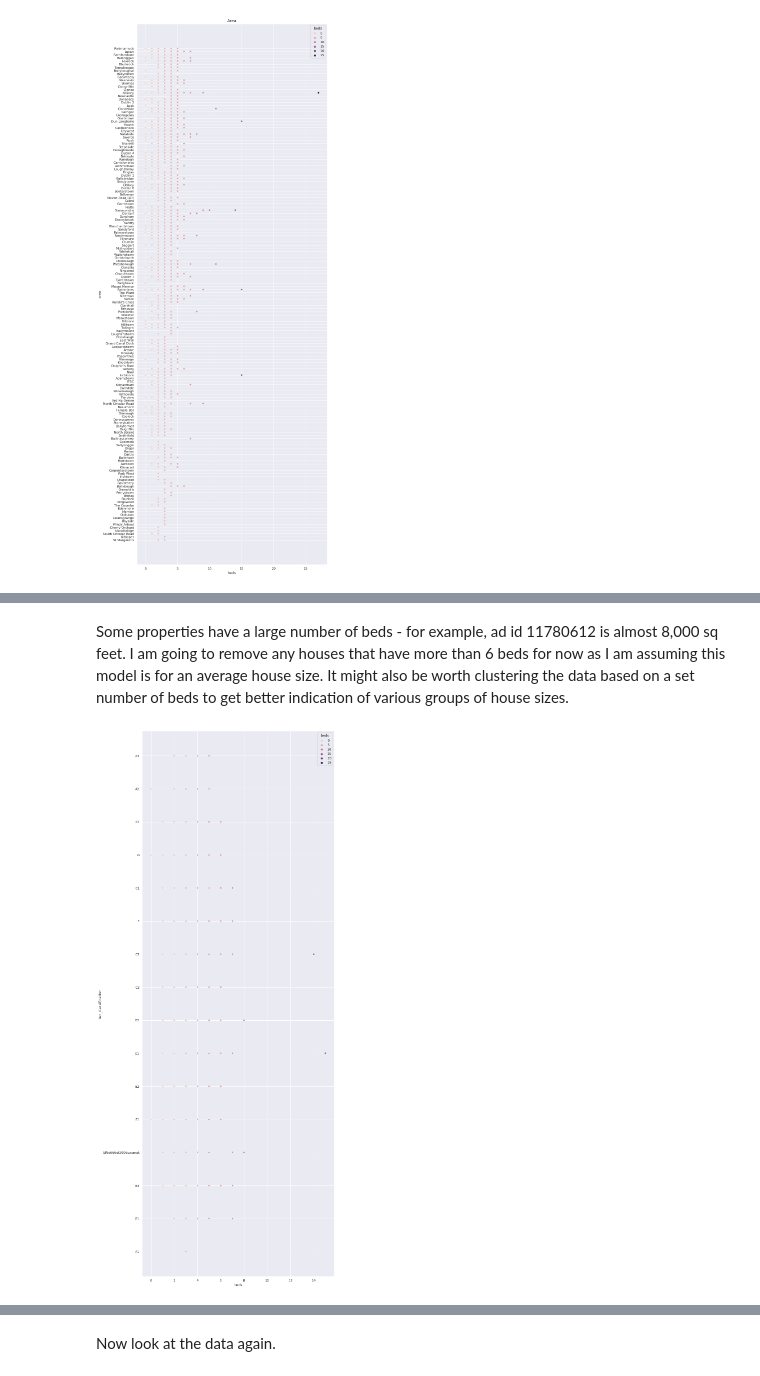
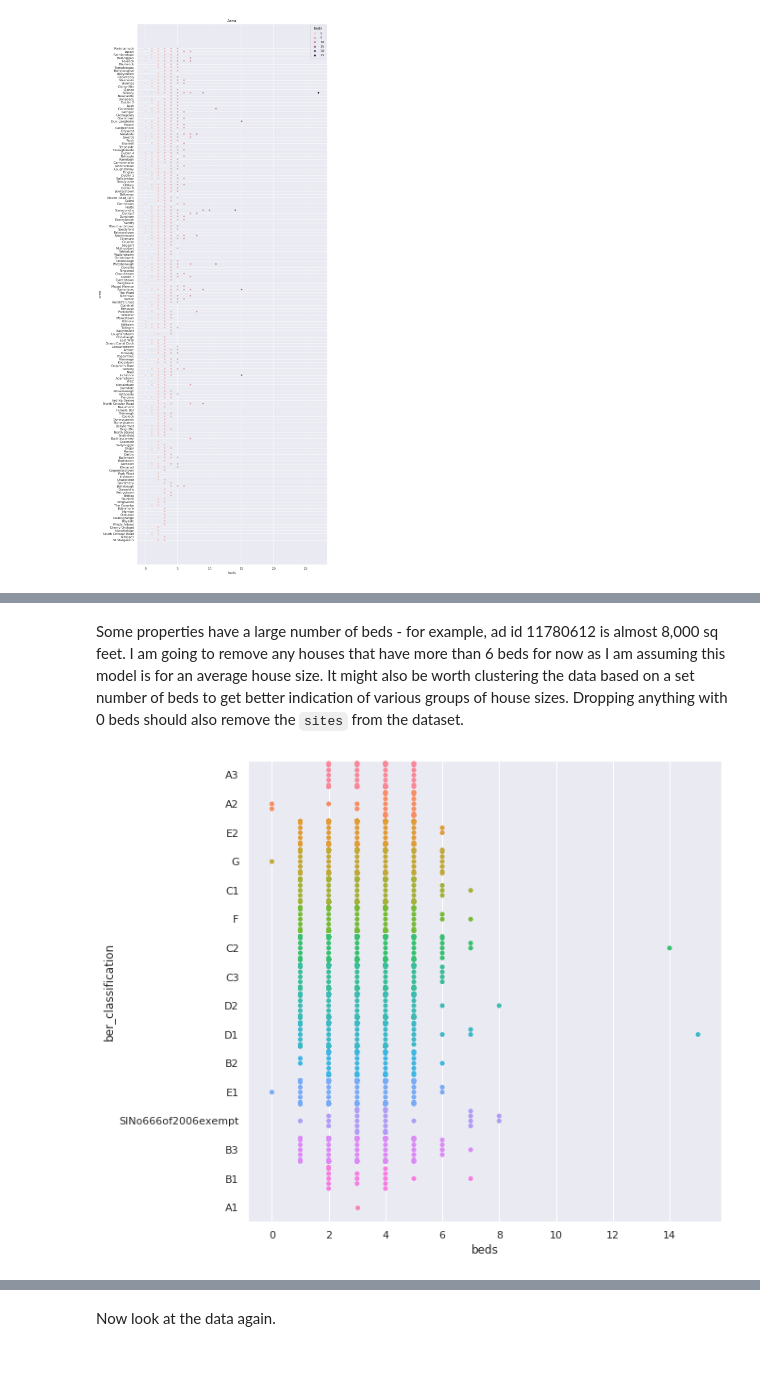
Before and after one commit to 9309888/ET5003-Group-2, a Jupyter notebook: ET5003_Etivity2_JohnHayes_9309888.ipynb, the cells around one changed output, grey strips where cells are left out. Saved outputs shown, nothing was run; the diff lists cells and outputs as text; code cells hidden in the pictures.

Commit message:
Add files via upload
Added more data analysis and cleaning.

```diff
--- a/ET5003_Etivity2_JohnHayes_9309888.ipynb
+++ b/ET5003_Etivity2_JohnHayes_9309888.ipynb
@@ -533,6 +552,9 @@ world.head()
 #gpd.plot(ax=ax, color='red')
 
 #plt.show()
+# %%
+# Reset the general size of the plots as the above was an exception required for the 'area'
+sns.set(rc={'figure.figsize':(9,9)})
 # %%
 sns.scatterplot(data=df_orig_train_data,x='beds', y='property_type', hue='property_type')
 plt.title("Property Type", fontsize=14)
@@ -542,7 +564,7 @@ plt.show()
 # %% [markdown]
-Some properties have a large number of beds - for example, ad id 11780612 is almost 8,000 sq feet. I am going to remove any houses that have more than 6 beds for now as I am assuming this model is for an average house size. It might also be worth clustering the data based on a set number of beds to get better indication of various groups of house sizes.
+Some properties have a large number of beds - for example, ad id 11780612 is almost 8,000 sq feet. I am going to remove any houses that have more than 6 beds for now as I am assuming this model is for an average house size. It might also be worth clustering the data based on a set number of beds to get better indication of various groups of house sizes. Dropping anything with 0 beds should also remove the `sites` from the dataset.
 # %%
-sns.scatterplot(data=df_orig_train_data,x='beds', y='ber_classification', hue='beds')
+sns.swarmplot(data=df_orig_train_data, x='beds', y='ber_classification')
 plt.show()
 # %% [output]
-[figure, old version]
+[figure, new version]
```
Also changed, not shown: parts of 42 cells of this notebook.
